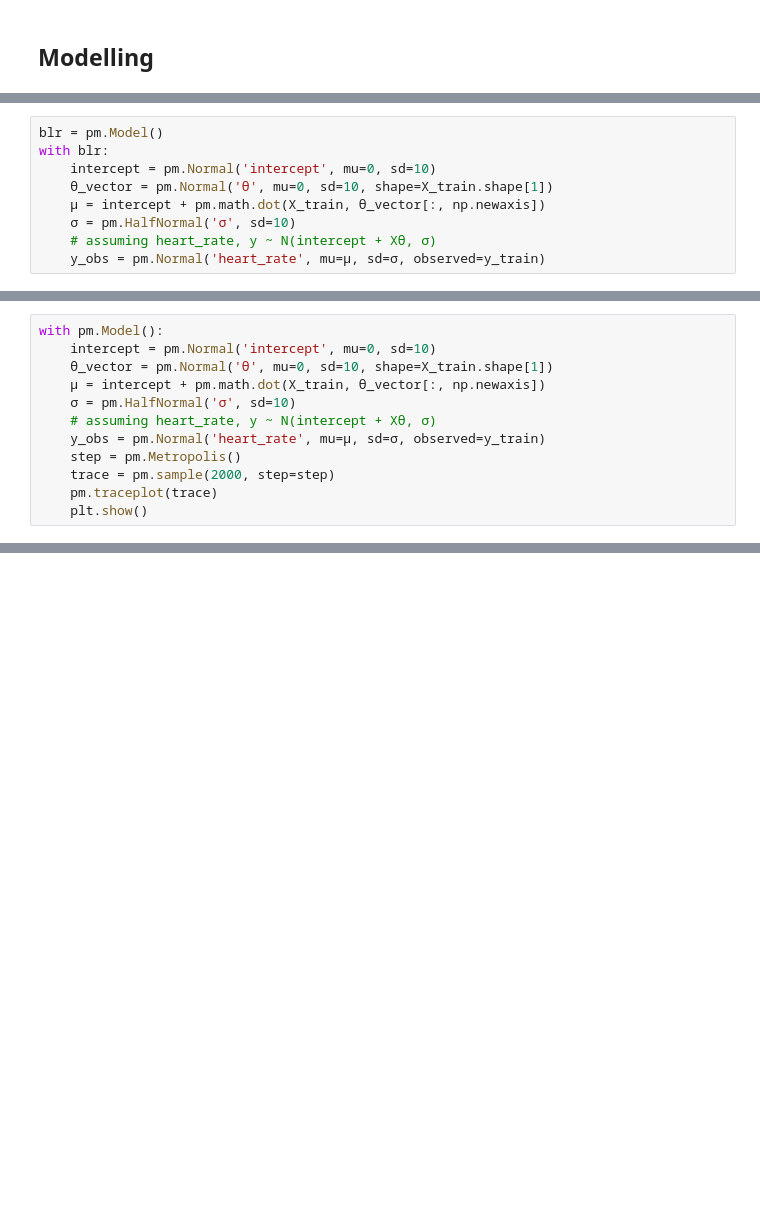
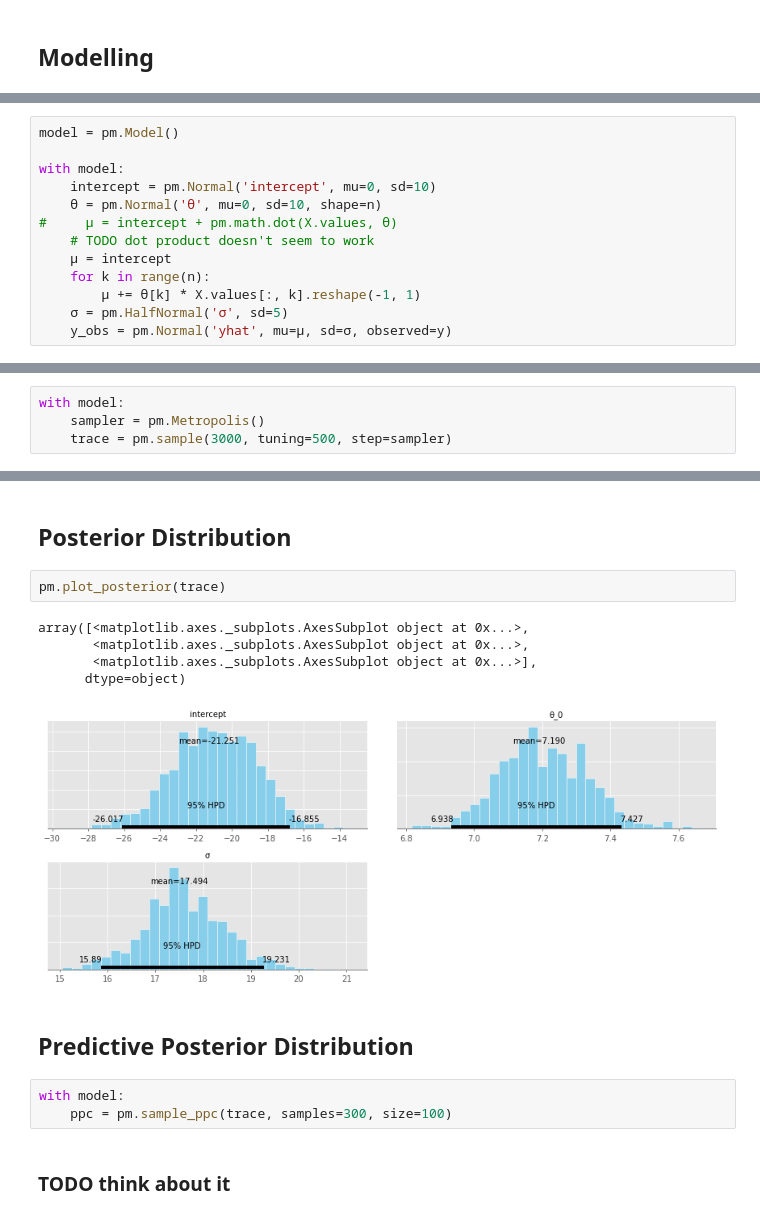
Before and after one commit to minggli/python-pp, a Jupyter notebook: blr_3.ipynb, the cells around one changed output, grey strips where cells are left out. Drawn from its saved outputs; the diff is of its cells as text; blank space fills up the shorter version.

```diff
--- a/blr_3.ipynb
+++ b/blr_3.ipynb
@@ -78,9 +77,13 @@ y_train = df.loc[:, ['Heart_Rate']]
 # %%
-blr = pm.Model()
-with blr:
+model = pm.Model()
+
+with model:
     intercept = pm.Normal('intercept', mu=0, sd=10)
-    θ_vector = pm.Normal('θ', mu=0, sd=10, shape=X_train.shape[1])
-    μ = intercept + pm.math.dot(X_train, θ_vector[:, np.newaxis])
-    σ = pm.HalfNormal('σ', sd=10)
-    # assuming heart_rate, y ~ N(intercept + Xθ, σ)
-    y_obs = pm.Normal('heart_rate', mu=μ, sd=σ, observed=y_train)
+    θ = pm.Normal('θ', mu=0, sd=10, shape=n)
+#     μ = intercept + pm.math.dot(X.values, θ)
+    # TODO dot product doesn't seem to work
+    μ = intercept
+    for k in range(n):
+        μ += θ[k] * X.values[:, k].reshape(-1, 1)
+    σ = pm.HalfNormal('σ', sd=5)
+    y_obs = pm.Normal('yhat', mu=μ, sd=σ, observed=y)
@@ -108,12 +89,0 @@ map_estimates
-# %%
-with pm.Model():
-    intercept = pm.Normal('intercept', mu=0, sd=10)
-    θ_vector = pm.Normal('θ', mu=0, sd=10, shape=X_train.shape[1])
-    μ = intercept + pm.math.dot(X_train, θ_vector[:, np.newaxis])
-    σ = pm.HalfNormal('σ', sd=10)
-    # assuming heart_rate, y ~ N(intercept + Xθ, σ)
-    y_obs = pm.Normal('heart_rate', mu=μ, sd=σ, observed=y_train)
-    step = pm.Metropolis()
-    trace = pm.sample(2000, step=step)
-    pm.traceplot(trace)
-    plt.show()
@@ -125,0 +90,4 @@ CompoundStep
+# %%
+with model:
+    sampler = pm.Metropolis()
+    trace = pm.sample(3000, tuning=500, step=sampler)
@@ -125,0 +112,17 @@ CompoundStep
+# %% [markdown]
+## Posterior Distribution
+# %%
+pm.plot_posterior(trace)
+# %% [output]
+array([<matplotlib.axes._subplots.AxesSubplot object at 0x...>,
+       <matplotlib.axes._subplots.AxesSubplot object at 0x...>,
+       <matplotlib.axes._subplots.AxesSubplot object at 0x...>],
+      dtype=object)
+[figure, added]
+# %% [markdown]
+## Predictive Posterior Distribution
+# %%
+with model:
+    ppc = pm.sample_ppc(trace, samples=300, size=100)
+# %% [markdown]
+### TODO think about it
```
Also changed, not shown: parts of 33 cells of this notebook.
